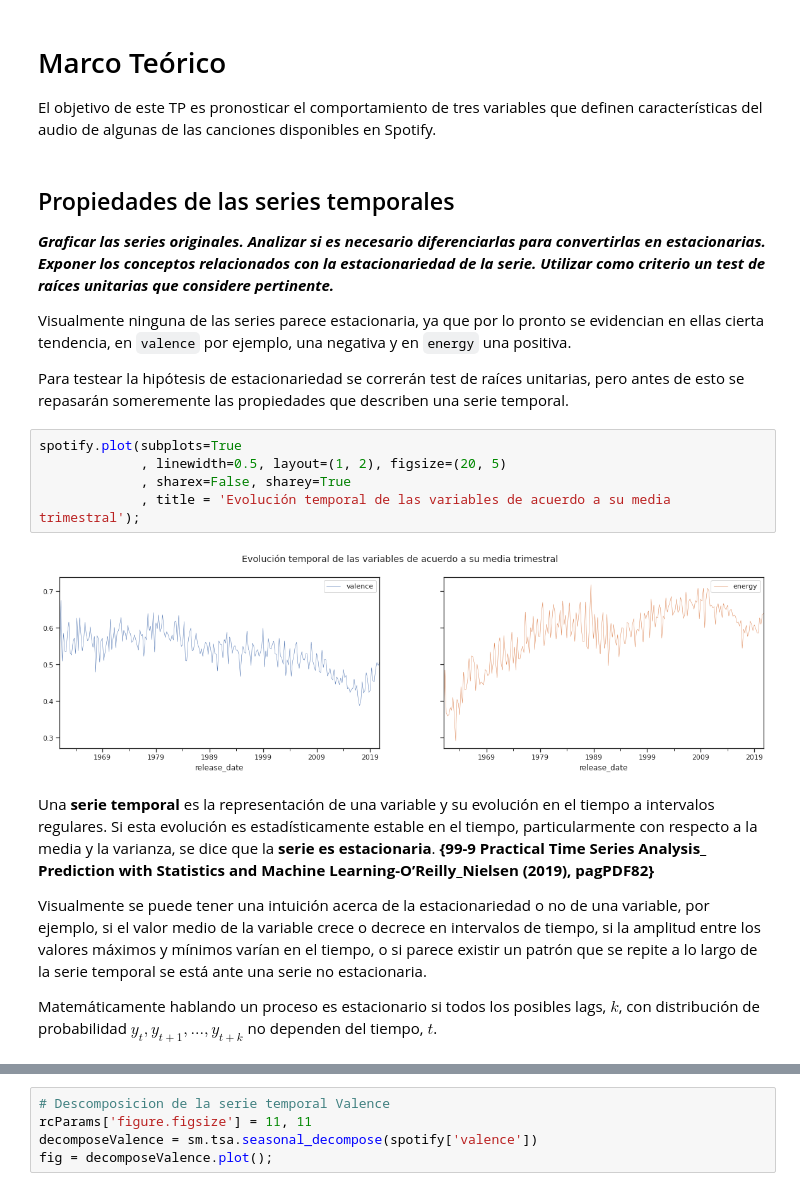
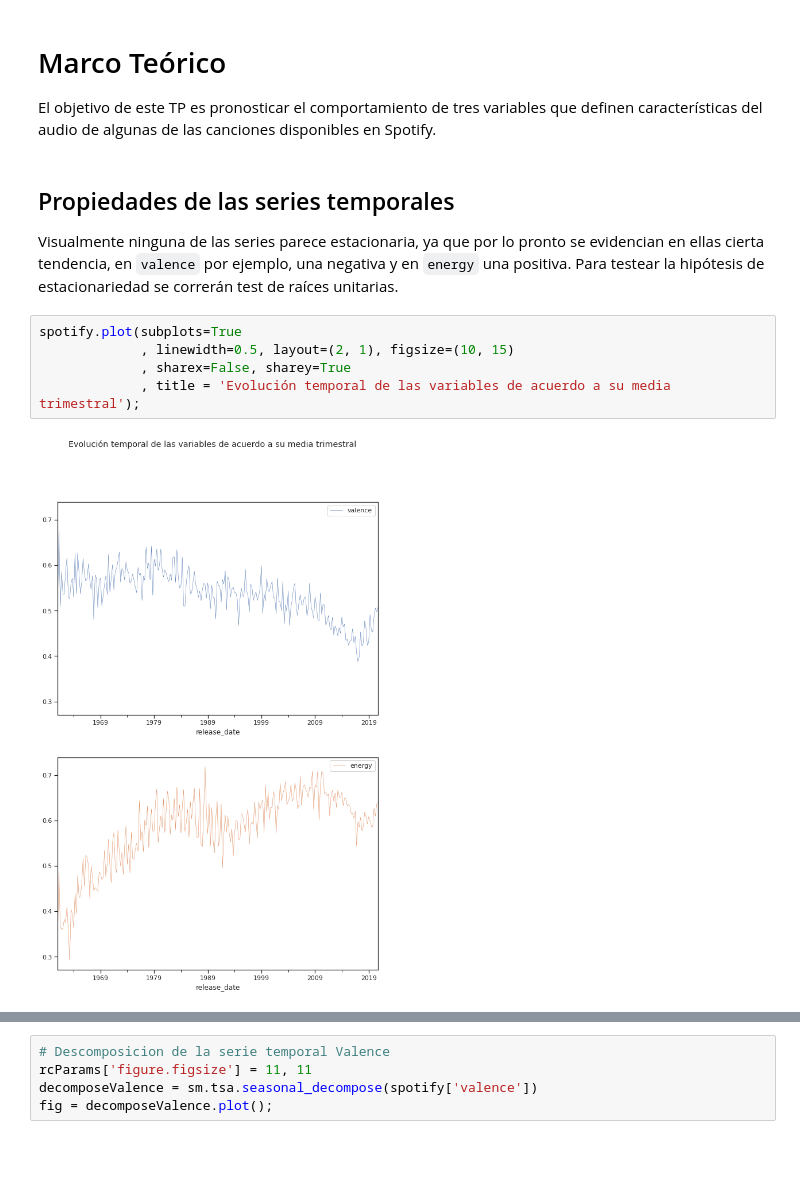
Before and after one commit to DianaScientist/uAustral-mcd-automatedML, a Jupyter notebook: TimeSeries_ARIMA_Spotify.ipynb, the cells around one changed output, grey strips where cells are left out. Cells and saved outputs as stored; diff of their text form; blank space fills up the shorter version.

```diff
--- a/TimeSeries_ARIMA_Spotify.ipynb
+++ b/TimeSeries_ARIMA_Spotify.ipynb
@@ -154,21 +140,11 @@ El objetivo de este TP es pronosticar el comportamiento de tres variables que de
 # %% [markdown]
 ## Propiedades de las series temporales
 
-***Graficar las series originales. Analizar si es necesario diferenciarlas para convertirlas en estacionarias. Exponer los conceptos relacionados con la estacionariedad de la serie. Utilizar como criterio un test de raíces unitarias que considere pertinente.***
-
-Visualmente ninguna de las series parece estacionaria, ya que por lo pronto se evidencian en ellas cierta tendencia,  en `valence` por ejemplo, una negativa y en `energy` una positiva.
-
-Para testear la hipótesis de estacionariedad se correrán test de raíces unitarias, pero antes de esto se repasarán someremente las propiedades que describen una serie temporal.
+Visualmente ninguna de las series parece estacionaria, ya que por lo pronto se evidencian en ellas cierta tendencia,  en `valence` por ejemplo, una negativa y en `energy` una positiva. Para testear la hipótesis de estacionariedad se correrán test de raíces unitarias.
 # %%
 spotify.plot(subplots=True
-             , linewidth=0.5, layout=(1, 2), figsize=(20, 5)
+             , linewidth=0.5, layout=(2, 1), figsize=(10, 15)
              , sharex=False, sharey=True
              , title = 'Evolución temporal de las variables de acuerdo a su media trimestral');
 # %% [output]
-[figure, old version]
+[figure, new version]
-# %% [markdown]
-Una **serie temporal** es la representación de una variable y su evolución en el tiempo a intervalos regulares. Si esta evolución es estadísticamente estable en el tiempo, particularmente con respecto a la media y la varianza, se dice que la **serie es estacionaria**. **{99-9 Practical Time Series Analysis_ Prediction with Statistics and Machine Learning-O’Reilly_Nielsen (2019), pagPDF82}**
-
-Visualmente se puede tener una intuición acerca de la estacionariedad o no de una variable, por ejemplo, si el valor medio de la variable crece o decrece en intervalos de tiempo, si la amplitud entre los valores máximos y mínimos varían en el tiempo, o si parece existir un patrón que se repite a lo largo de la serie temporal se está ante una serie no estacionaria.
-
-Matemáticamente hablando un proceso es estacionario si todos los posibles lags, $k$, con distribución de probabilidad $y_{t}, y_{t+1}, ..., y_{t+k}$ no dependen del tiempo, $t$.
```
Also changed, not shown: parts of 90 cells of this notebook.
